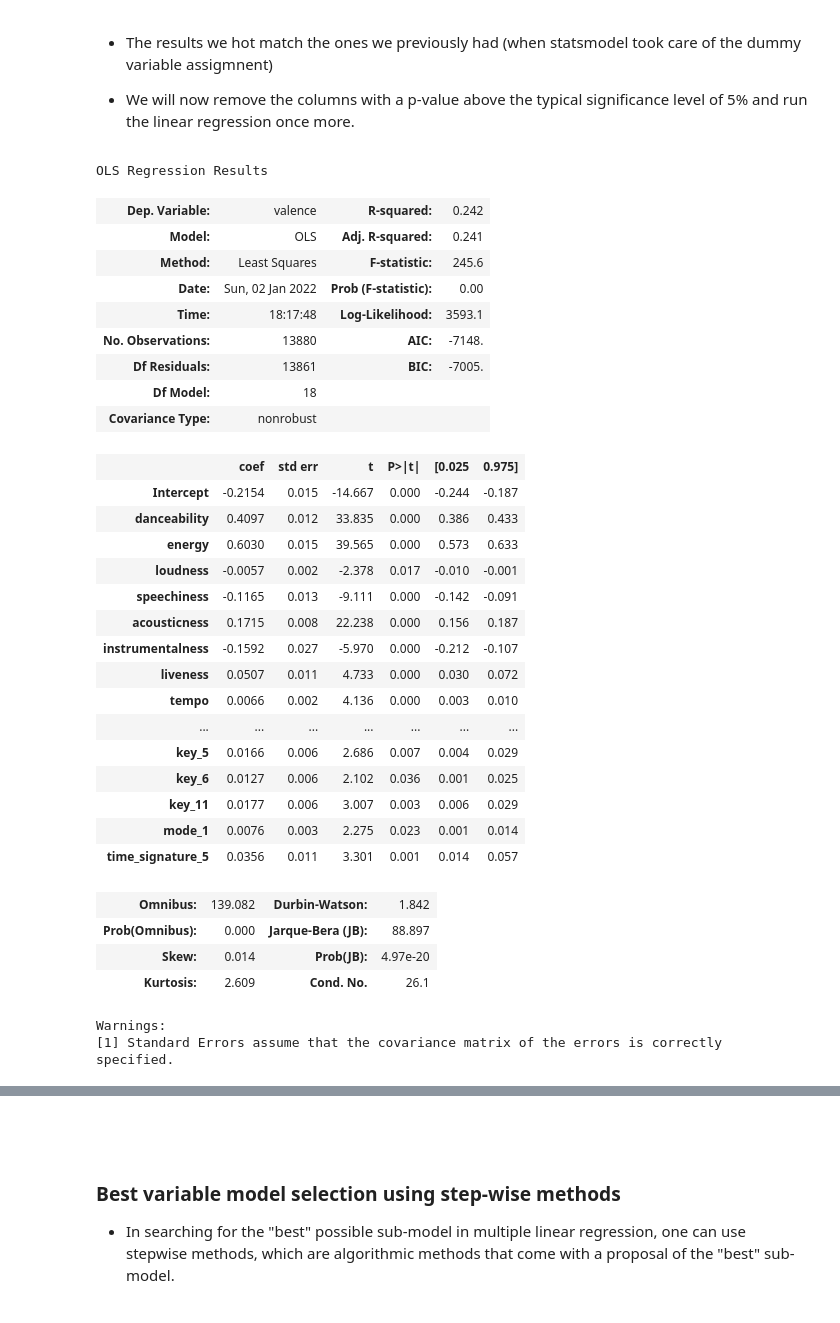
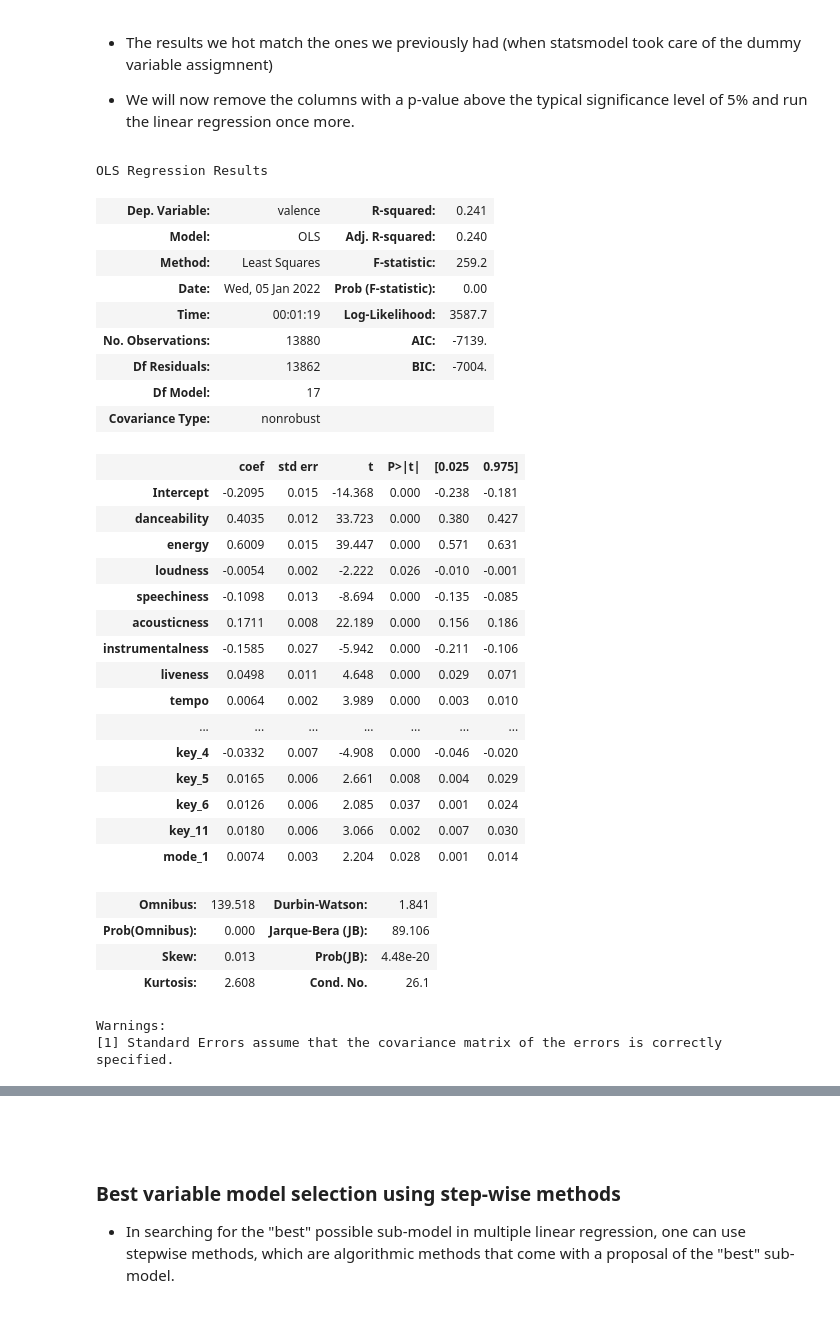
Before and after one commit to geo-chalk/spotify_valence, a Jupyter notebook: spotify_valence.ipynb, the cells around one changed output, grey strips where cells are left out. Cells and saved outputs as stored; diff of their text form; code cells hidden in the pictures.

```diff
--- a/spotify_valence.ipynb
+++ b/spotify_valence.ipynb
@@ -551,44 +573,45 @@ Warnings:
 * We will now remove the columns with a p-value above the typical significance level of 5% and run the linear regression once more.
 # %%
 col_reduced = all_columns
-col_reduced = [i for i in col_reduced if i not in ['key_7', 'key_8', 'key_9', 'key_10', 'time_signature_3', 'time_signature_4']]
+col_reduced = [i for i in col_reduced if i not in ['key_7', 'key_8', 'key_9', 'key_10', 'time_signature_3',
+                            'time_signature_4', 'time_signature_5']]
 
 # run the regression and print the summary
 col_reduced_formula = f"valence ~ " + '+'.join(col_reduced)
 df_dummy_mod = smf.ols(col_reduced_formula, data=df_dummy)
 df_dummy_res = df_dummy_mod.fit()
 df_dummy_res.summary()
 # %% [output]
 OLS Regression Results
-| Dep. Variable: | valence | R-squared: | 0.242 |
-| Model: | OLS | Adj. R-squared: | 0.241 |
-| Method: | Least Squares | F-statistic: | 245.6 |
-| Date: | Sun, 02 Jan 2022 | Prob (F-statistic): | 0.00 |
-| Time: | 18:17:48 | Log-Likelihood: | 3593.1 |
-| No. Observations: | 13880 | AIC: | -7148. |
-| Df Residuals: | 13861 | BIC: | -7005. |
-| Df Model: | 18 |  |  |
+| Dep. Variable: | valence | R-squared: | 0.241 |
+| Model: | OLS | Adj. R-squared: | 0.240 |
+| Method: | Least Squares | F-statistic: | 259.2 |
+| Date: | Wed, 05 Jan 2022 | Prob (F-statistic): | 0.00 |
+| Time: | 00:01:19 | Log-Likelihood: | 3587.7 |
+| No. Observations: | 13880 | AIC: | -7139. |
+| Df Residuals: | 13862 | BIC: | -7004. |
+| Df Model: | 17 |  |  |
 | Covariance Type: | nonrobust |  |  |
 |  | coef | std err | t | P>|t| | [0.025 | 0.975] |
-| Intercept | -0.2154 | 0.015 | -14.667 | 0.000 | -0.244 | -0.187 |
-| danceability | 0.4097 | 0.012 | 33.835 | 0.000 | 0.386 | 0.433 |
-| energy | 0.6030 | 0.015 | 39.565 | 0.000 | 0.573 | 0.633 |
-| loudness | -0.0057 | 0.002 | -2.378 | 0.017 | -0.010 | -0.001 |
-| speechiness | -0.1165 | 0.013 | -9.111 | 0.000 | -0.142 | -0.091 |
-| acousticness | 0.1715 | 0.008 | 22.238 | 0.000 | 0.156 | 0.187 |
-| instrumentalness | -0.1592 | 0.027 | -5.970 | 0.000 | -0.212 | -0.107 |
-| liveness | 0.0507 | 0.011 | 4.733 | 0.000 | 0.030 | 0.072 |
-| tempo | 0.0066 | 0.002 | 4.136 | 0.000 | 0.003 | 0.010 |
+| Intercept | -0.2095 | 0.015 | -14.368 | 0.000 | -0.238 | -0.181 |
+| danceability | 0.4035 | 0.012 | 33.723 | 0.000 | 0.380 | 0.427 |
+| energy | 0.6009 | 0.015 | 39.447 | 0.000 | 0.571 | 0.631 |
+| loudness | -0.0054 | 0.002 | -2.222 | 0.026 | -0.010 | -0.001 |
+| speechiness | -0.1098 | 0.013 | -8.694 | 0.000 | -0.135 | -0.085 |
+| acousticness | 0.1711 | 0.008 | 22.189 | 0.000 | 0.156 | 0.186 |
+| instrumentalness | -0.1585 | 0.027 | -5.942 | 0.000 | -0.211 | -0.106 |
+| liveness | 0.0498 | 0.011 | 4.648 | 0.000 | 0.029 | 0.071 |
+| tempo | 0.0064 | 0.002 | 3.989 | 0.000 | 0.003 | 0.010 |
 | ... | ... | ... | ... | ... | ... | ... |
-| key_5 | 0.0166 | 0.006 | 2.686 | 0.007 | 0.004 | 0.029 |
-| key_6 | 0.0127 | 0.006 | 2.102 | 0.036 | 0.001 | 0.025 |
-| key_11 | 0.0177 | 0.006 | 3.007 | 0.003 | 0.006 | 0.029 |
-| mode_1 | 0.0076 | 0.003 | 2.275 | 0.023 | 0.001 | 0.014 |
-| time_signature_5 | 0.0356 | 0.011 | 3.301 | 0.001 | 0.014 | 0.057 |
+| key_4 | -0.0332 | 0.007 | -4.908 | 0.000 | -0.046 | -0.020 |
+| key_5 | 0.0165 | 0.006 | 2.661 | 0.008 | 0.004 | 0.029 |
+| key_6 | 0.0126 | 0.006 | 2.085 | 0.037 | 0.001 | 0.024 |
+| key_11 | 0.0180 | 0.006 | 3.066 | 0.002 | 0.007 | 0.030 |
+| mode_1 | 0.0074 | 0.003 | 2.204 | 0.028 | 0.001 | 0.014 |
-| Omnibus: | 139.082 | Durbin-Watson: | 1.842 |
-| Prob(Omnibus): | 0.000 | Jarque-Bera (JB): | 88.897 |
-| Skew: | 0.014 | Prob(JB): | 4.97e-20 |
-| Kurtosis: | 2.609 | Cond. No. | 26.1 |
+| Omnibus: | 139.518 | Durbin-Watson: | 1.841 |
+| Prob(Omnibus): | 0.000 | Jarque-Bera (JB): | 89.106 |
+| Skew: | 0.013 | Prob(JB): | 4.48e-20 |
+| Kurtosis: | 2.608 | Cond. No. | 26.1 |
 Warnings:
 [1] Standard Errors assume that the covariance matrix of the errors is correctly specified.
 # %% [markdown]
```
Also changed, not shown: parts of 23 cells of this notebook.
